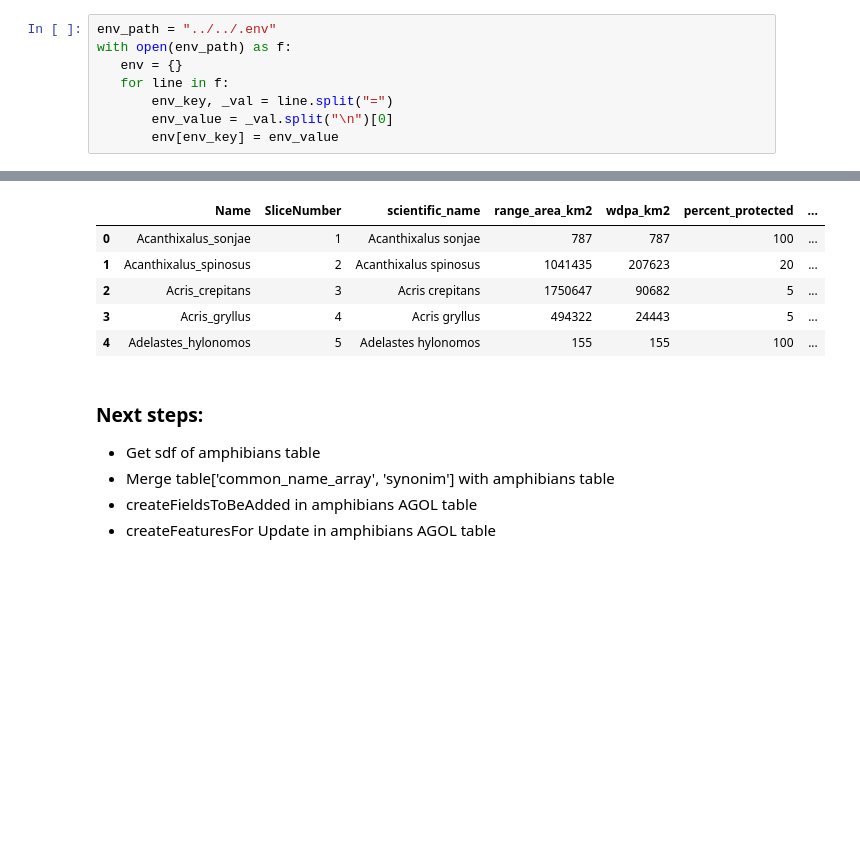
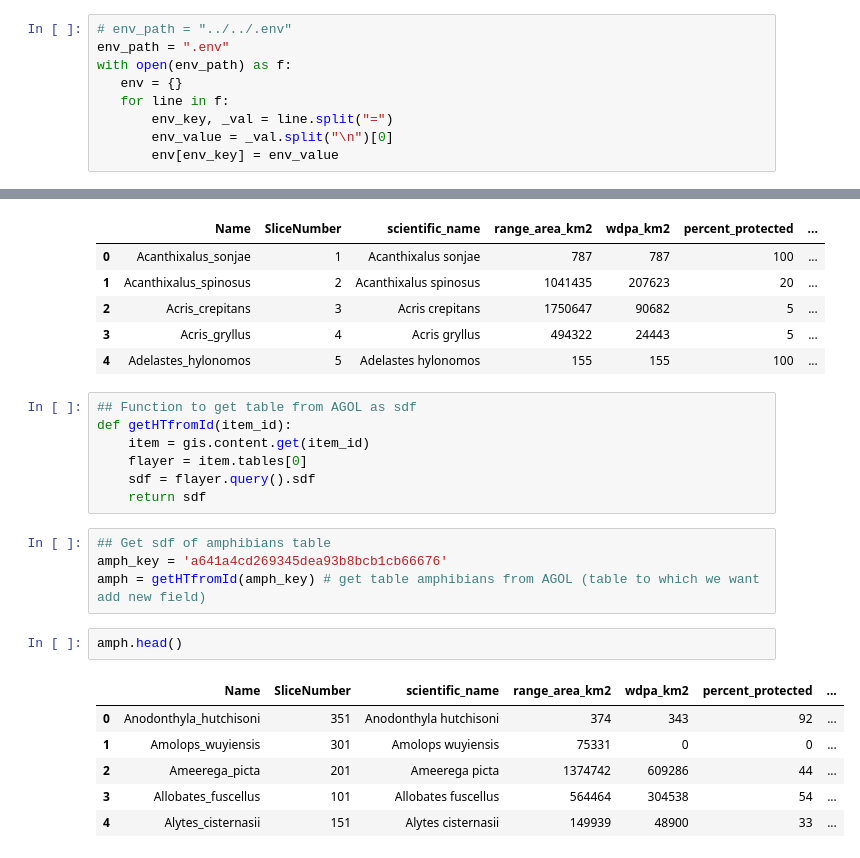
Before and after one commit to Vizzuality/he-scratchfolder, a Jupyter notebook: UpdateHostedTable.ipynb, the cells around one changed output, grey strips where cells are left out. Cells and saved outputs as stored; diff of their text form; blank space fills up the shorter version.

Commit message:
updating new fields in amphibians hosted table

```diff
--- a/UpdateHostedTable.ipynb
+++ b/UpdateHostedTable.ipynb
@@ -15,7 +15,8 @@ from arcgis.features import FeatureLayerCollection
 from copy import deepcopy
 import os
 # %%
-env_path = "../../.env"
+# env_path = "../../.env"
+env_path = ".env"
 with open(env_path) as f:
    env = {}
    for line in f:
@@ -241,9 +254,23 @@ table.head()
 | 2 | Acris_crepitans | 3 | Acris crepitans | 1750647 | 90682 | 5 | ... |
 | 3 | Acris_gryllus | 4 | Acris gryllus | 494322 | 24443 | 5 | ... |
 | 4 | Adelastes_hylonomos | 5 | Adelastes hylonomos | 155 | 155 | 100 | ... |
-# %% [markdown]
-### Next steps:
-- Get sdf of amphibians table
-- Merge table['common_name_array', 'synonim'] with amphibians table
-- createFieldsToBeAdded in amphibians AGOL table
-- createFeaturesFor Update in amphibians AGOL table
+# %%
+## Function to get table from AGOL as sdf
+def getHTfromId(item_id):
+    item = gis.content.get(item_id)
+    flayer = item.tables[0]
+    sdf = flayer.query().sdf
+    return sdf
+# %%
+## Get sdf of amphibians table
+amph_key = 'a641a4cd269345dea93b8bcb1cb66676'
+amph = getHTfromId(amph_key) # get table amphibians from AGOL (table to which we want add new field)
+# %%
+amph.head()
+# %% [output]
+|  | Name | SliceNumber | scientific_name | range_area_km2 | wdpa_km2 | percent_protected | ... |
+| 0 | Anodonthyla_hutchisoni | 351 | Anodonthyla hutchisoni | 374 | 343 | 92 | ... |
+| 1 | Amolops_wuyiensis | 301 | Amolops wuyiensis | 75331 | 0 | 0 | ... |
+| 2 | Ameerega_picta | 201 | Ameerega picta | 1374742 | 609286 | 44 | ... |
+| 3 | Allobates_fuscellus | 101 | Allobates fuscellus | 564464 | 304538 | 54 | ... |
+| 4 | Alytes_cisternasii | 151 | Alytes cisternasii | 149939 | 48900 | 33 | ... |
```
Also changed, not shown: parts of 15 cells of this notebook.
